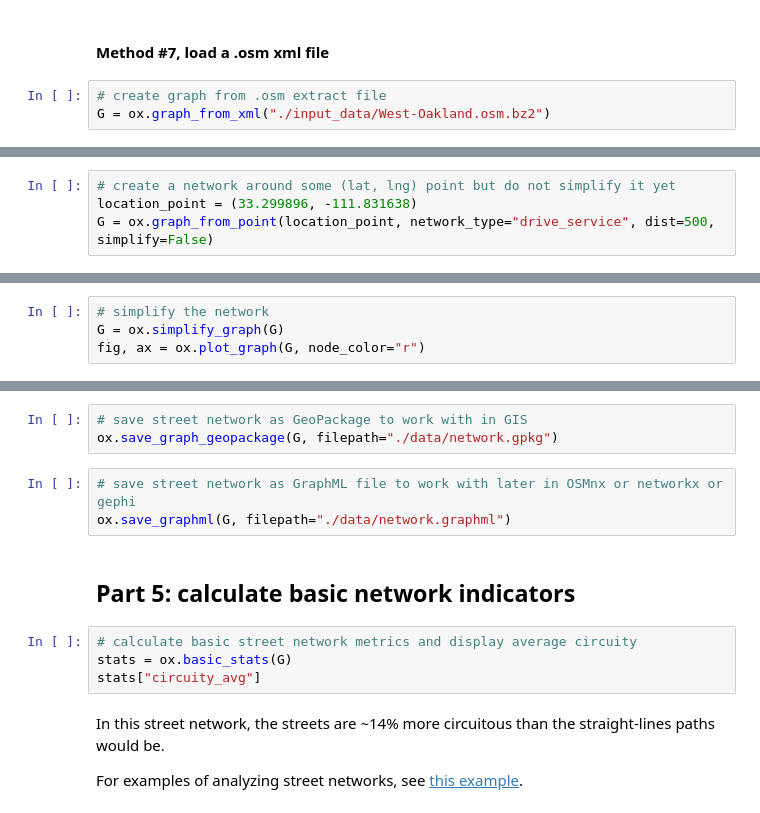
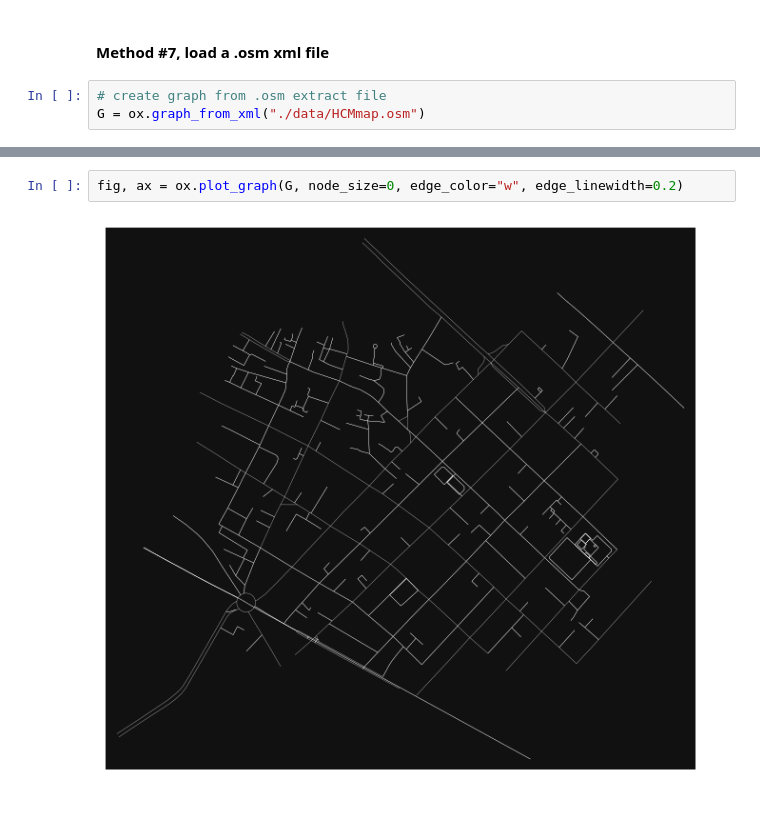
Before and after one commit to mrzaizai2k/Shortest_path_on_map, a Jupyter notebook: 01-overview-osmnx.ipynb, the cells around one changed output, grey strips where cells are left out. Drawn from its saved outputs; the diff is of its cells as text.

```diff
--- a/01-overview-osmnx.ipynb
+++ b/01-overview-osmnx.ipynb
@@ -154,4 +145,4 @@ G2 = ox.graph_from_polygon(polygon, network_type="drive_service")
 #### Method #7, load a .osm xml file
 # %%
 # create graph from .osm extract file
-G = ox.graph_from_xml("./input_data/West-Oakland.osm.bz2")
+G = ox.graph_from_xml("./data/HCMmap.osm")
@@ -162,4 +148,0 @@ Simplification is normally done by OSMnx automatically under the hood, but we ca
-# %%
-# create a network around some (lat, lng) point but do not simplify it yet
-location_point = (33.299896, -111.831638)
-G = ox.graph_from_point(location_point, network_type="drive_service", dist=500, simplify=False)
@@ -172,4 +148,0 @@ The dots above are OSM nodes. We'll remove the nodes in yellow as they're not re
-# %%
-# simplify the network
-G = ox.simplify_graph(G)
-fig, ax = ox.plot_graph(G, node_color="r")
@@ -196,16 +149,4 @@ For more examples of saving and loading networks to/from disk, see [this noteboo
-# %%
-# save street network as GeoPackage to work with in GIS
-ox.save_graph_geopackage(G, filepath="./data/network.gpkg")
-# %%
-# save street network as GraphML file to work with later in OSMnx or networkx or gephi
-ox.save_graphml(G, filepath="./data/network.graphml")
-# %% [markdown]
-## Part 5: calculate basic network indicators
-# %%
-# calculate basic street network metrics and display average circuity
-stats = ox.basic_stats(G)
-stats["circuity_avg"]
-# %% [markdown]
-In this street network, the streets are ~14% more circuitous than the straight-lines paths would be.
-
-For examples of analyzing street networks, see [this example](06-stats-indicators-centrality.ipynb).
+# %%
+fig, ax = ox.plot_graph(G, node_size=0, edge_color="w", edge_linewidth=0.2)
+# %% [output]
+[figure, added]
```
Also changed, not shown: parts of 14 cells of this notebook, 2 other files.
